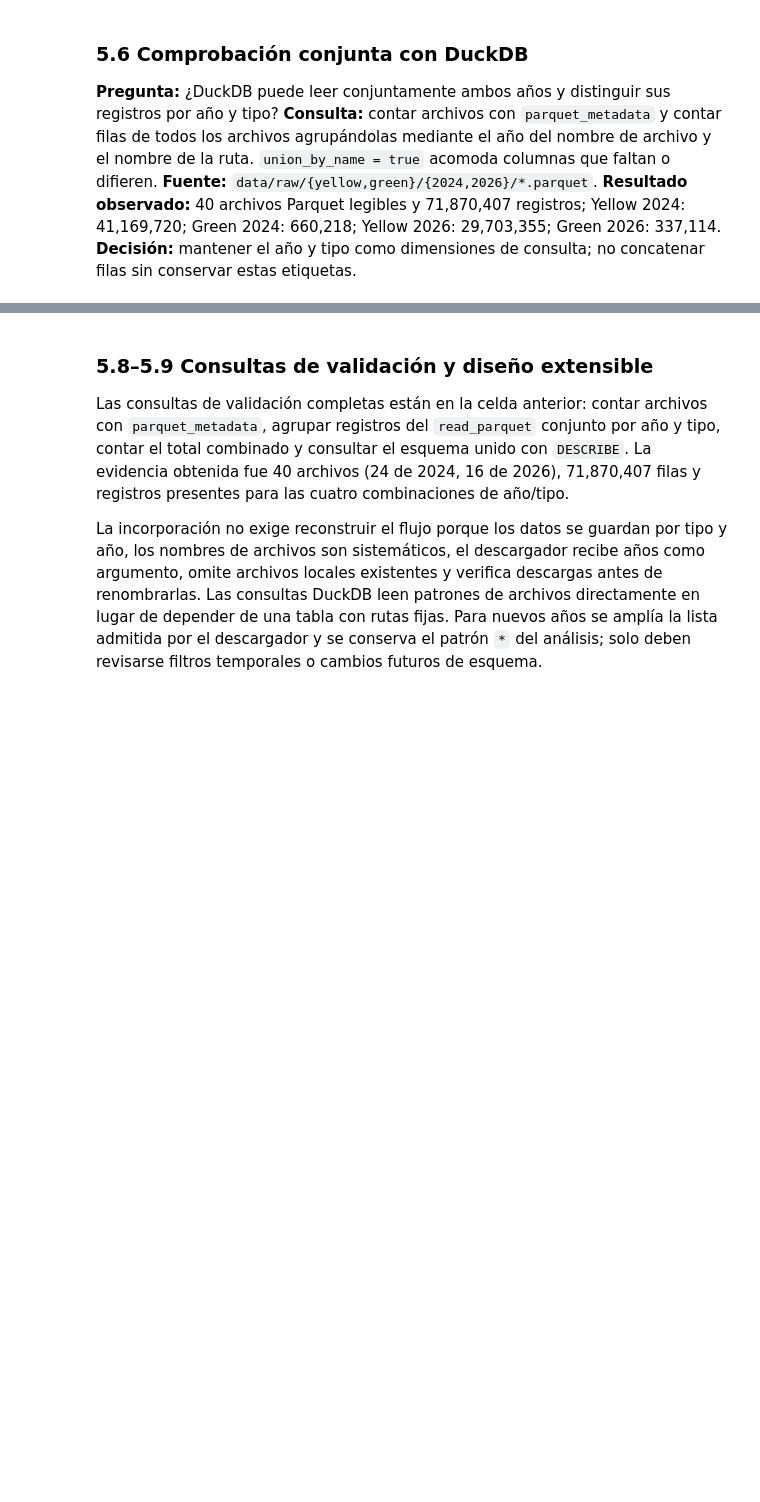
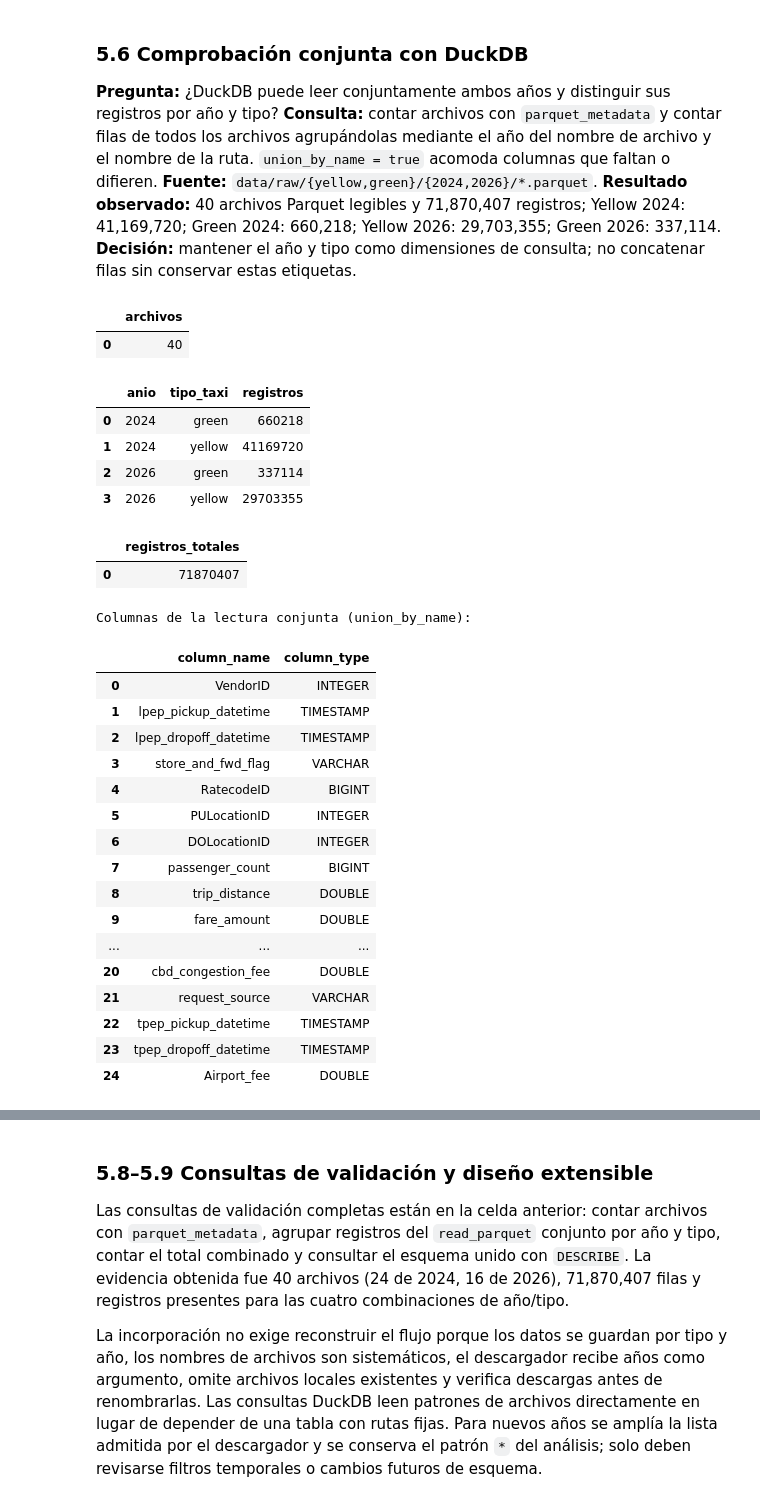
Before and after one commit to Paul-1511/duckdb, a Jupyter notebook: notebooks/duck.ipynb, the cells around one changed output, grey strips where cells are left out. Drawn from its saved outputs; the diff is of its cells as text; code cells hidden in the pictures; blank space fills up the shorter version.

```diff
--- a/notebooks/duck.ipynb
+++ b/notebooks/duck.ipynb
@@ -477,33 +477,61 @@ El descargador acepta años seleccionados y los separa en `data/raw/<tipo>/<año
 # %%
 todos_los_anios_glob = str(raiz_proyecto / "data" / "raw" / "*" / "*" / "*.parquet")
 
 consulta_archivos_anios = f"""
 SELECT count(DISTINCT file_name) AS archivos
 FROM parquet_metadata('{todos_los_anios_glob}')
 """
 consulta_registros_anios = f"""
 SELECT
-    regexp_extract(filename, '(202[46])-[0-9]{{2}}\\.parquet', 1) AS anio,
+    regexp_extract(filename, '(202[46])-[0-9]{{2}}[.]parquet', 1) AS anio,
     CASE WHEN filename LIKE '%yellow%' THEN 'yellow' ELSE 'green' END AS tipo_taxi,
     count(*) AS registros
 FROM read_parquet('{todos_los_anios_glob}', union_by_name = true, filename = true)
 GROUP BY anio, tipo_taxi
 ORDER BY anio, tipo_taxi
 """
 consulta_total_anios = f"""
 SELECT count(*) AS registros_totales
 FROM read_parquet('{todos_los_anios_glob}', union_by_name = true)
 """
 
 display(con.execute(consulta_archivos_anios).df())
 registros_por_anio_taxi = con.execute(consulta_registros_anios).df()
 display(registros_por_anio_taxi)
 display(con.execute(consulta_total_anios).df())
 
 print("Columnas de la lectura conjunta (union_by_name):")
 display(con.execute(
     f"DESCRIBE SELECT * FROM read_parquet('{todos_los_anios_glob}', union_by_name = true)"
 ).df()[["column_name", "column_type"]])
+# %% [output]
+|  | archivos |
+| 0 | 40 |
+|  | anio | tipo_taxi | registros |
+| 0 | 2024 | green | 660218 |
+| 1 | 2024 | yellow | 41169720 |
+| 2 | 2026 | green | 337114 |
+| 3 | 2026 | yellow | 29703355 |
+|  | registros_totales |
+| 0 | 71870407 |
+Columnas de la lectura conjunta (union_by_name):
+|  | column_name | column_type |
+| 0 | VendorID | INTEGER |
+| 1 | lpep_pickup_datetime | TIMESTAMP |
+| 2 | lpep_dropoff_datetime | TIMESTAMP |
+| 3 | store_and_fwd_flag | VARCHAR |
+| 4 | RatecodeID | BIGINT |
+| 5 | PULocationID | INTEGER |
+| 6 | DOLocationID | INTEGER |
+| 7 | passenger_count | BIGINT |
+| 8 | trip_distance | DOUBLE |
+| 9 | fare_amount | DOUBLE |
+| ... | ... | ... |
+| 20 | cbd_congestion_fee | DOUBLE |
+| 21 | request_source | VARCHAR |
+| 22 | tpep_pickup_datetime | TIMESTAMP |
+| 23 | tpep_dropoff_datetime | TIMESTAMP |
+| 24 | Airport_fee | DOUBLE |
 # %% [markdown]
 ### 5.7 ¿Hay que modificar las consultas anteriores?
 
```
Also changed, not shown: parts of 8 cells of this notebook, 1 other file.
